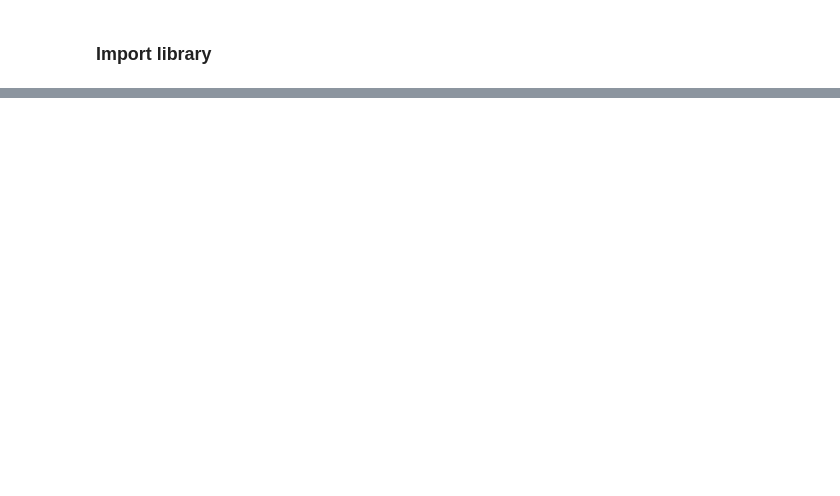
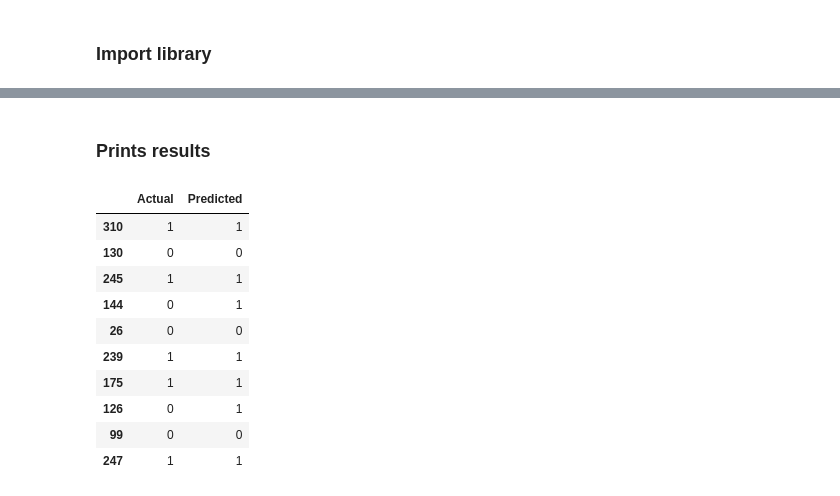
Before and after one commit to aaamainorg/dat540-group1, a Jupyter notebook: Model_decision_tree_dev.ipynb, the cells around one changed output, grey strips where cells are left out. Saved outputs shown, nothing was run; the diff lists cells and outputs as text; code cells hidden in the pictures; blank space fills up the shorter version.

```diff
--- a/Model_decision_tree_dev.ipynb
+++ b/Model_decision_tree_dev.ipynb
@@ -112,0 +90,14 @@ Smaller tree accuracy: 0.6858858858858858
+# %%
+param_grid = { # samler innstillingene søket skal prøve
+    "criterion": ["gini", "entropy"], # prøver to måter å velge delinger på
+    "max_depth": [2, 3, 4, 5, 6, None], # prøver ulike dybder; None betyr ingen grense
+    "min_samples_split": [2, 10, 20], # minste antall pasienter for å dele en node
+    "min_samples_leaf": [1, 3, 5, 10], # minste antall pasienter i en sluttnode
+    "ccp_alpha": [0.0, 0.005, 0.02] # prøver ulike grader av beskjæring
+}
+grid_search = ms.GridSearchCV(decision_tree, param_grid, cv=cv, # setter opp søket med fem fold
+                              scoring="accuracy", error_score="raise") # velger etter nøyaktighet og stopper ved feil
+grid_search.fit(X_train, y_train) # tester kombinasjonene bare på treningsdata
+best_tree = grid_search.best_estimator_ # henter modellen med best gjennomsnittlig CV-resultat
+print("Best parameters:", grid_search.best_params_) # viser innstillingene søket valgte
+print(f"Best CV accuracy: {grid_search.best_score_:.3f}") # viser modellens beste CV-gjennomsnitt
@@ -133,0 +175,17 @@ testOut.head()
+# %% [markdown]
+### Prints results
+# %%
+testOut = pd.DataFrame({"Actual": y_test, "Predicted": predictions["Tuned tree"]}) # samler fasit og modellens svar
+testOut.head(10) # viser de ti første testpasientene
+# %% [output]
+|  | Actual | Predicted |
+| 310 | 1 | 1 |
+| 130 | 0 | 0 |
+| 245 | 1 | 1 |
+| 144 | 0 | 1 |
+| 26 | 0 | 0 |
+| 239 | 1 | 1 |
+| 175 | 1 | 1 |
+| 126 | 0 | 1 |
+| 99 | 0 | 0 |
+| 247 | 1 | 1 |
```
Also changed, not shown: parts of 30 cells of this notebook.
